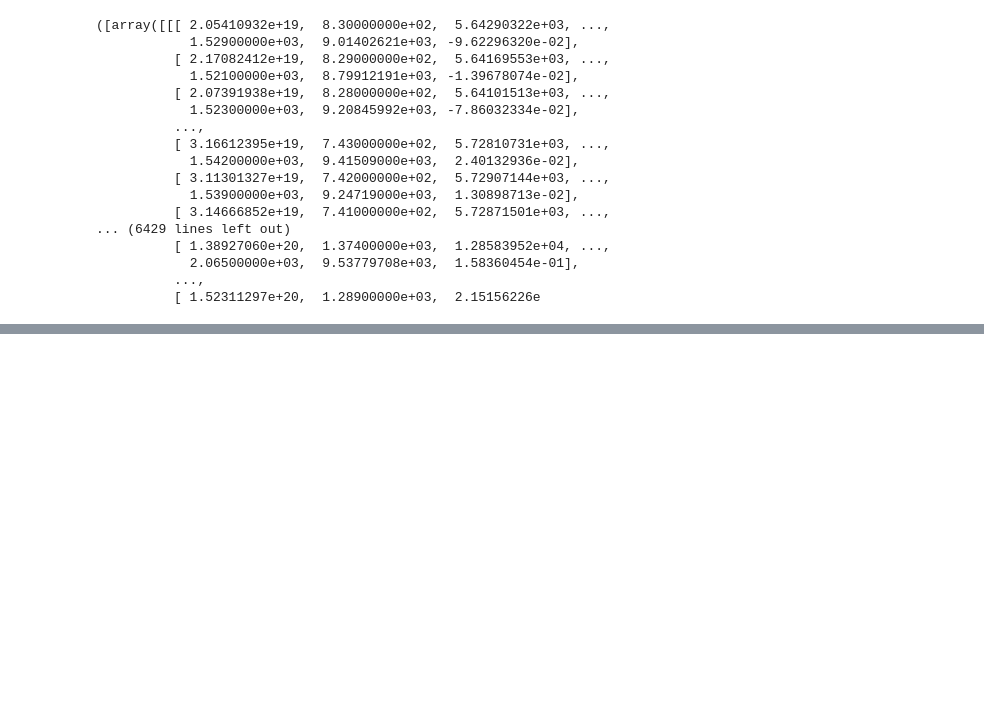
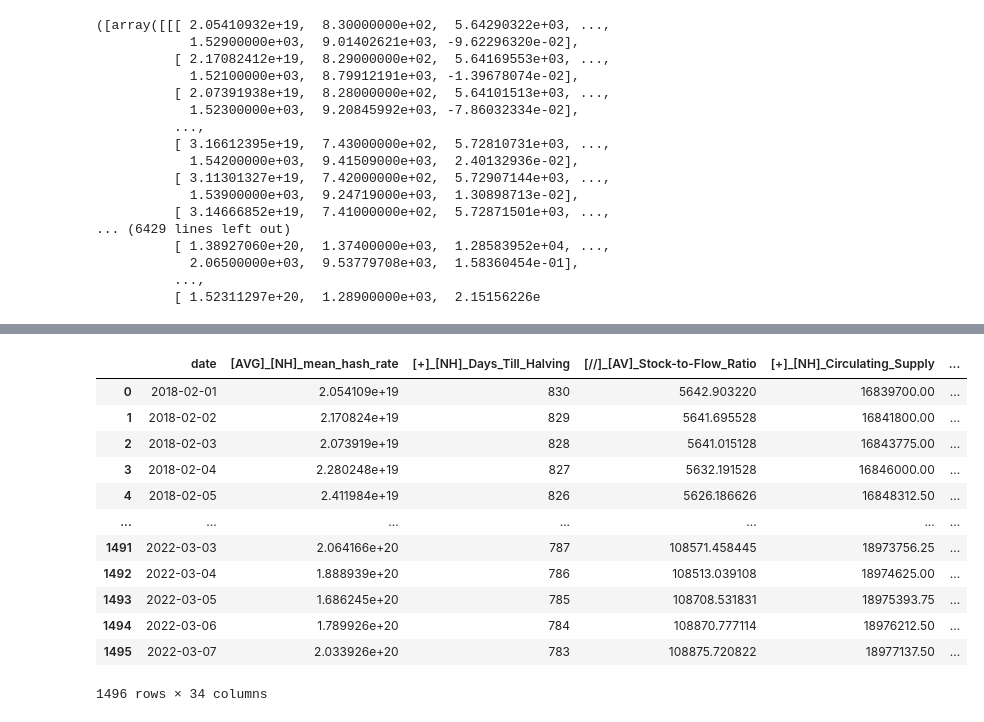
Before and after one commit to AlexandreLaizet/bitcoin_deep_learning, a Jupyter notebook: notebooks/Aloys_notebook.ipynb, the cells around one changed output, grey strips where cells are left out. Drawn from its saved outputs; the diff is of its cells as text; code cells hidden in the pictures; blank space fills up the shorter version.

```diff
--- a/notebooks/Aloys_notebook.ipynb
+++ b/notebooks/Aloys_notebook.ipynb
@@ -133,3 +183,7 @@ X_train_list,Y_train_listget_cross_XY()
             2.06500000e+03,  9.53779708e+03,  1.58360454e-01],
           ...,
           [ 1.52311297e+20,  1.28900000e+03,  2.15156226e
+# %%
+df = ApiCall().get_clean_data()
+df
+# %% [output]
@@ -135,0 +191,13 @@ X_train_list,Y_train_listget_cross_XY()
+|  | date | [AVG]_[NH]_mean_hash_rate | [+]_[NH]_Days_Till_Halving | [//]_[AV]_Stock-to-Flow_Ratio | [+]_[NH]_Circulating_Supply | ... |
+| 0 | 2018-02-01 | 2.054109e+19 | 830 | 5642.903220 | 16839700.00 | ... |
+| 1 | 2018-02-02 | 2.170824e+19 | 829 | 5641.695528 | 16841800.00 | ... |
+| 2 | 2018-02-03 | 2.073919e+19 | 828 | 5641.015128 | 16843775.00 | ... |
+| 3 | 2018-02-04 | 2.280248e+19 | 827 | 5632.191528 | 16846000.00 | ... |
+| 4 | 2018-02-05 | 2.411984e+19 | 826 | 5626.186626 | 16848312.50 | ... |
+| ... | ... | ... | ... | ... | ... | ... |
+| 1491 | 2022-03-03 | 2.064166e+20 | 787 | 108571.458445 | 18973756.25 | ... |
+| 1492 | 2022-03-04 | 1.888939e+20 | 786 | 108513.039108 | 18974625.00 | ... |
+| 1493 | 2022-03-05 | 1.686245e+20 | 785 | 108708.531831 | 18975393.75 | ... |
+| 1494 | 2022-03-06 | 1.789926e+20 | 784 | 108870.777114 | 18976212.50 | ... |
+| 1495 | 2022-03-07 | 2.033926e+20 | 783 | 108875.720822 | 18977137.50 | ... |
+1496 rows × 34 columns
```
Also changed, not shown: parts of 14 cells of this notebook, 2 other files.
